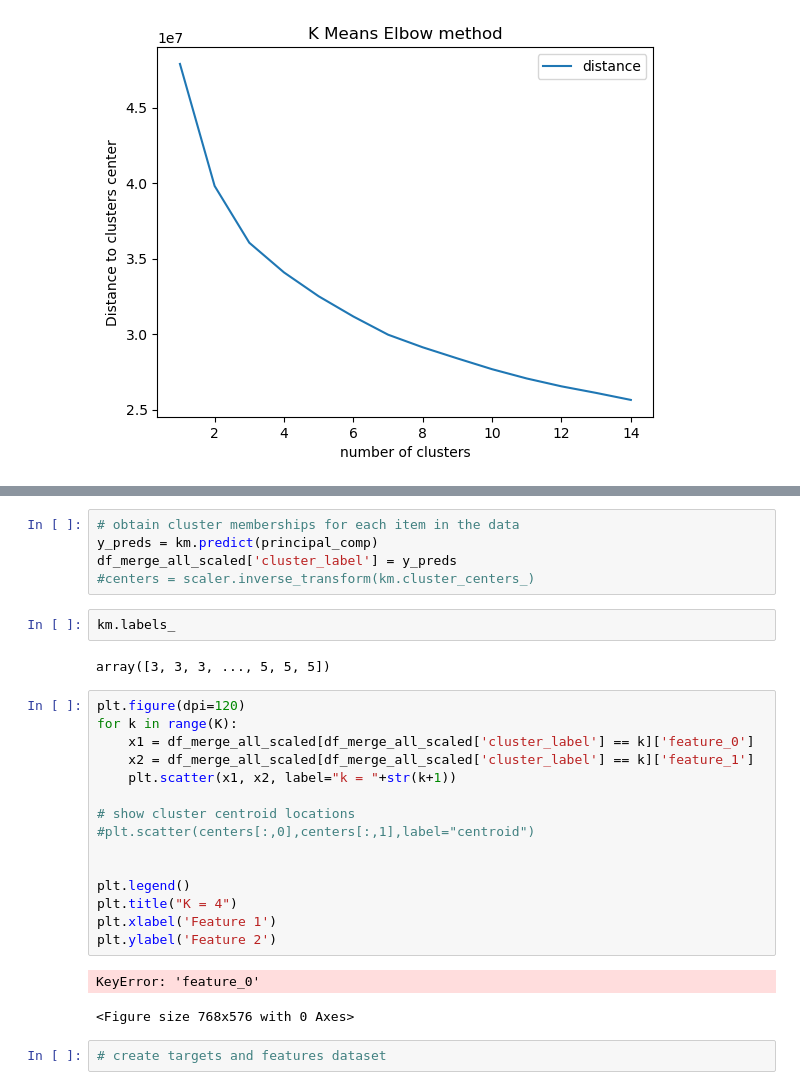
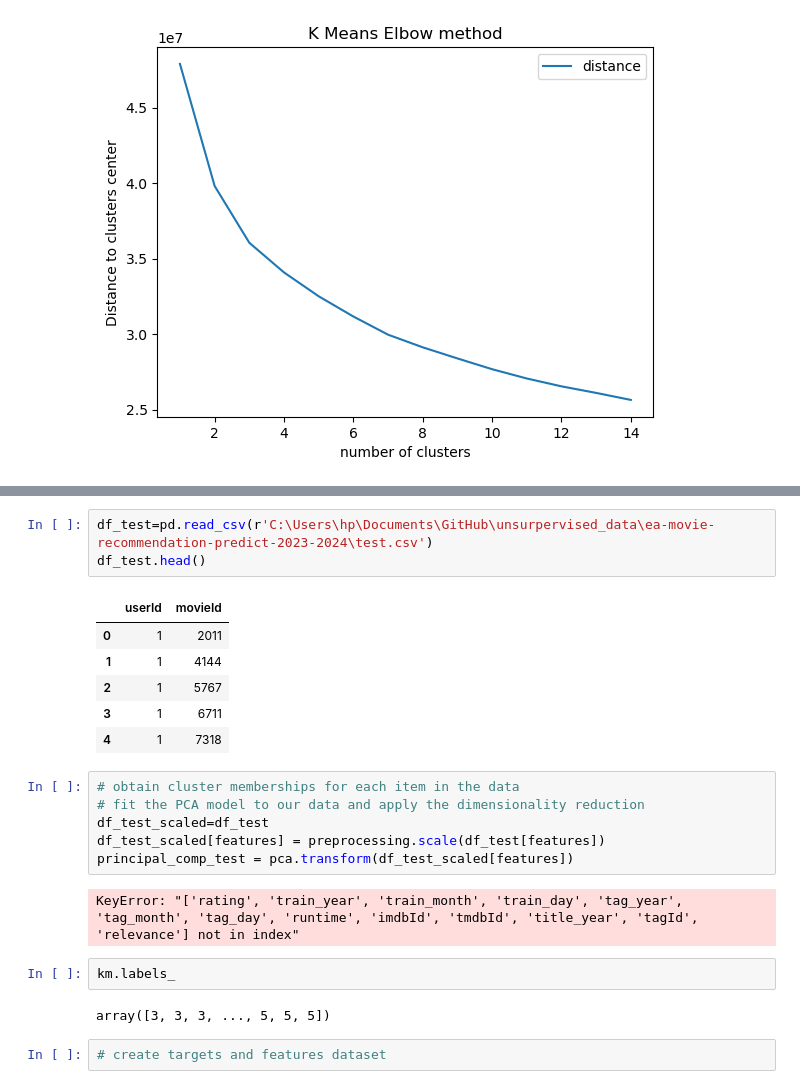
Before and after one commit to HlawuR/SmartRecommender, a Jupyter notebook: Unsupervised_skeleton_notebook.ipynb, the cells around one changed output, grey strips where cells are left out. Cells and saved outputs as stored; diff of their text form.

```diff
--- a/Unsupervised_skeleton_notebook.ipynb
+++ b/Unsupervised_skeleton_notebook.ipynb
@@ -1035,30 +1053,25 @@ plt.show()
+# %%
+df_test=pd.read_csv(r'C:\Users\hp\Documents\GitHub\unsurpervised_data\ea-movie-recommendation-predict-2023-2024\test.csv')
+df_test.head()
+# %% [output]
+|  | userId | movieId |
+| 0 | 1 | 2011 |
+| 1 | 1 | 4144 |
+| 2 | 1 | 5767 |
+| 3 | 1 | 6711 |
+| 4 | 1 | 7318 |
 # %%
 # obtain cluster memberships for each item in the data
-y_preds = km.predict(principal_comp)
-df_merge_all_scaled['cluster_label'] = y_preds
-#centers = scaler.inverse_transform(km.cluster_centers_)
+# fit the PCA model to our data and apply the dimensionality reduction
+df_test_scaled=df_test
+df_test_scaled[features] = preprocessing.scale(df_test[features])
+principal_comp_test = pca.transform(df_test_scaled[features])
+# %% [output]
+KeyError: "['rating', 'train_year', 'train_month', 'train_day', 'tag_year', 'tag_month', 'tag_day', 'runtime', 'imdbId', 'tmdbId', 'title_year', 'tagId', 'relevance'] not in index"
 # %%
 km.labels_
 # %% [output]
 array([3, 3, 3, ..., 5, 5, 5])
-# %%
-plt.figure(dpi=120)
-for k in range(K):
-    x1 = df_merge_all_scaled[df_merge_all_scaled['cluster_label'] == k]['feature_0']
-    x2 = df_merge_all_scaled[df_merge_all_scaled['cluster_label'] == k]['feature_1']
-    plt.scatter(x1, x2, label="k = "+str(k+1))
-
-# show cluster centroid locations
-#plt.scatter(centers[:,0],centers[:,1],label="centroid")
-
-
-plt.legend()
-plt.title("K = 4")
-plt.xlabel('Feature 1')
-plt.ylabel('Feature 2')
-# %% [output]
-KeyError: 'feature_0'
-<Figure size 768x576 with 0 Axes>
 # %%
 # create targets and features dataset
 # %%
```
Also changed, not shown: parts of 3 cells of this notebook.
